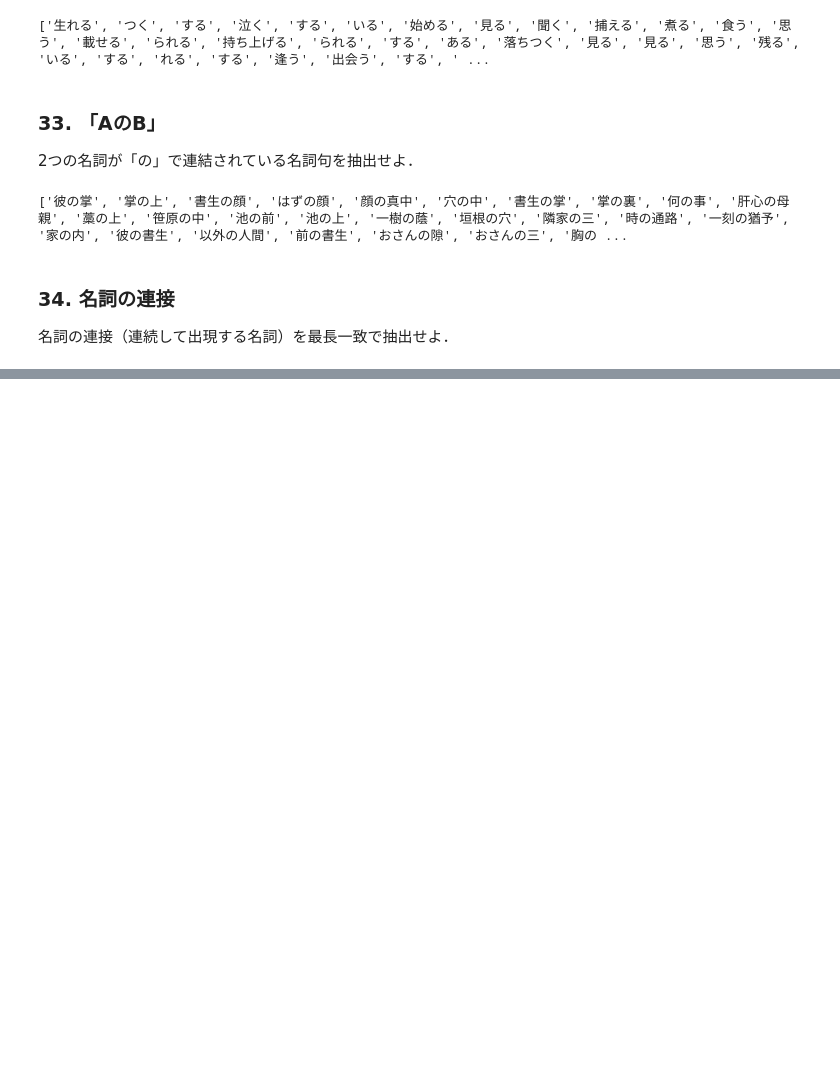
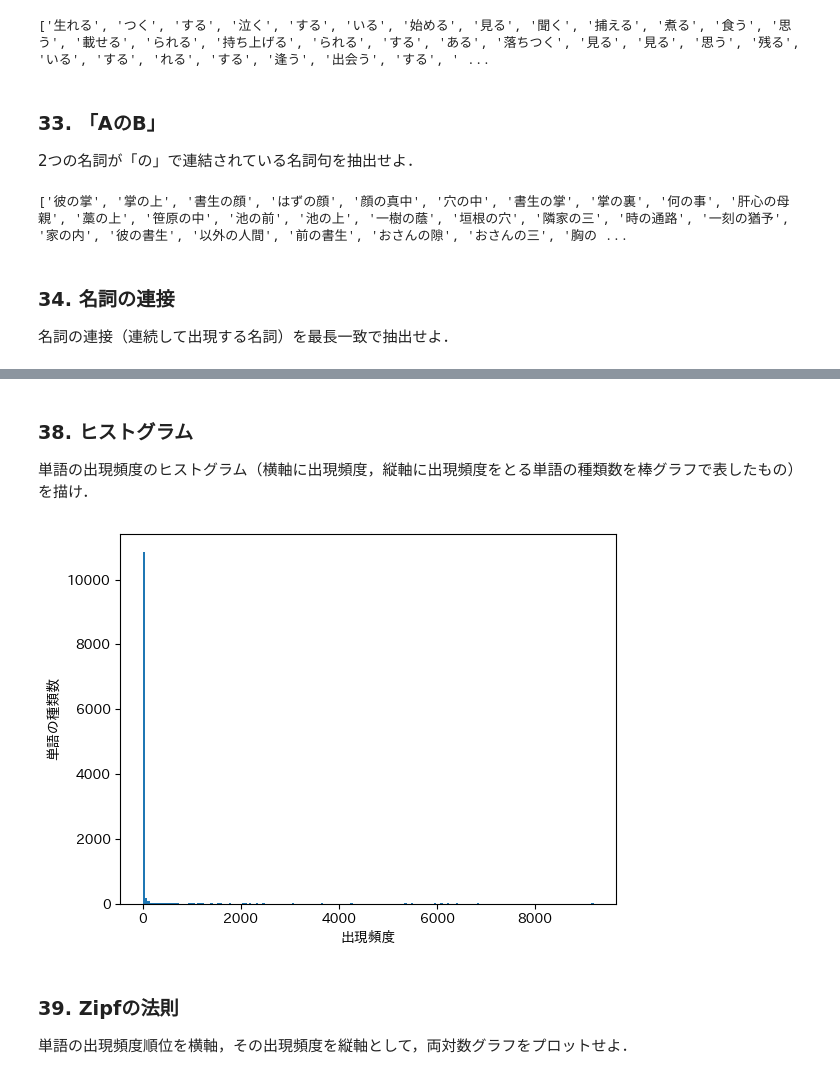
Before and after one commit to ad-sho-loko/nlp100, a Jupyter notebook: chapter4.ipynb, the cells around one changed output, grey strips where cells are left out. Saved outputs shown, nothing was run; the diff lists cells and outputs as text; code cells hidden in the pictures; blank space fills up the shorter version.

```diff
--- a/chapter4.ipynb
+++ b/chapter4.ipynb
@@ -110,0 +209,21 @@ print(b_of_a)
+# %% [markdown]
+### 38. ヒストグラム
+単語の出現頻度のヒストグラム（横軸に出現頻度，縦軸に出現頻度をとる単語の種類数を棒グラフで表したもの）を描け．
+# %%
+from collections import defaultdict
+
+word_freq = defaultdict(int)
+for sentence in sentences:
+  for morph in sentence:
+    if morph['pos'] != '記号':
+      word_freq[morph['base']] += 1
+
+plt.hist(word_freq.values(), bins=200)
+plt.xlabel('出現頻度')
+plt.ylabel('単語の種類数')
+plt.show()
+# %% [output]
+[figure, added]
+# %% [markdown]
+### 39. Zipfの法則
+単語の出現頻度順位を横軸，その出現頻度を縦軸として，両対数グラフをプロットせよ．
```
Also changed, not shown: parts of 8 cells of this notebook.
